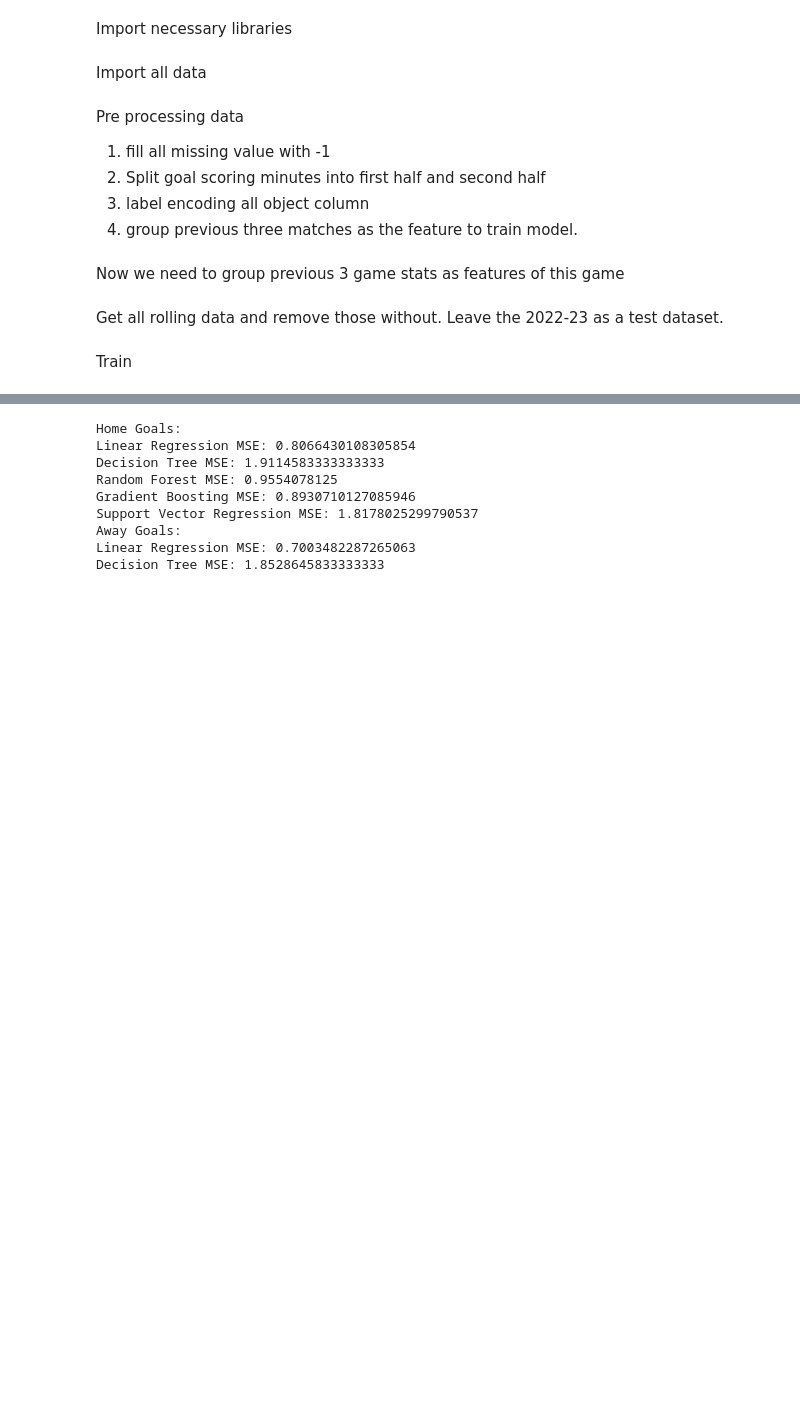
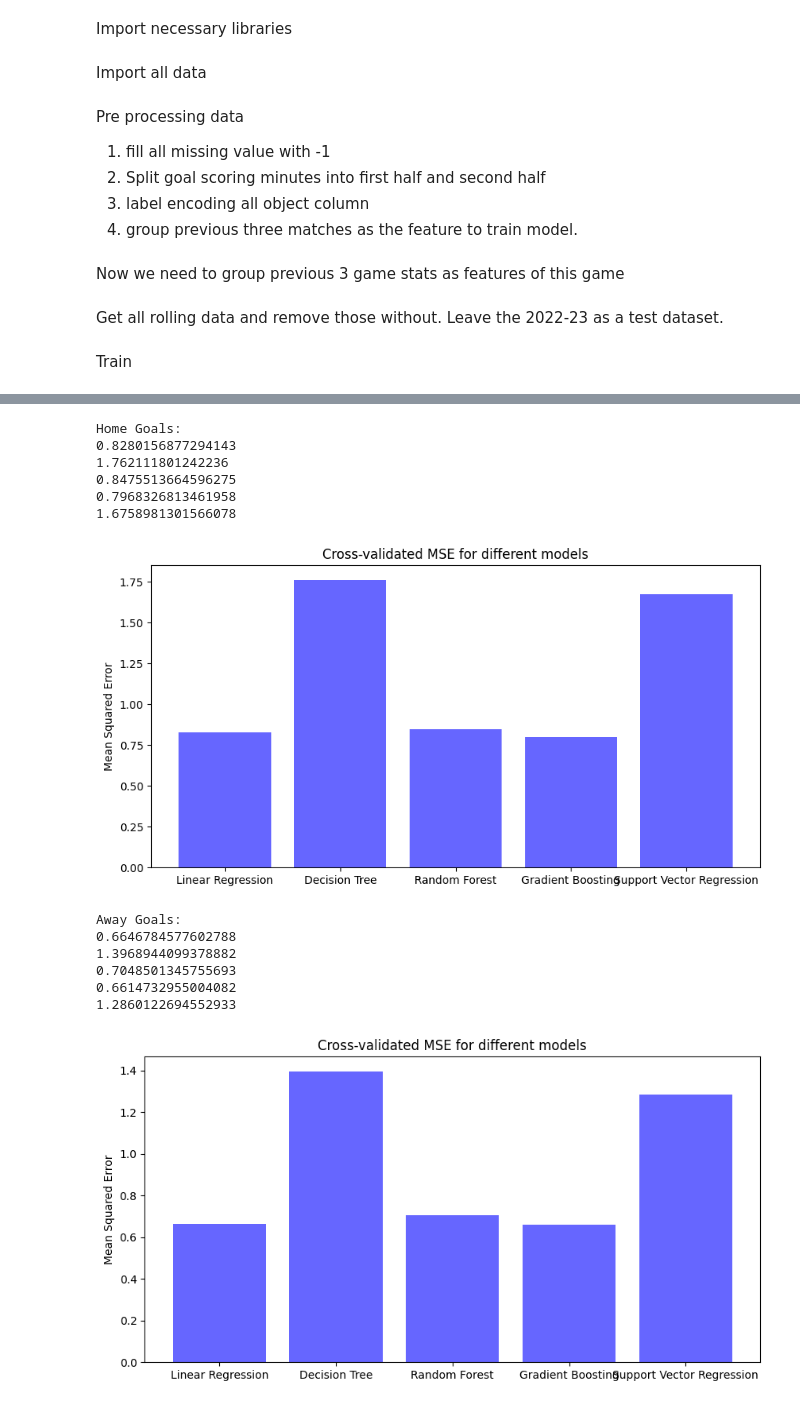
Before and after one commit to AugustRushG/Football_Prediction, a Jupyter notebook: models/august_model.ipynb, the cells around one changed output, grey strips where cells are left out. Drawn from its saved outputs; the diff is of its cells as text; code cells hidden in the pictures; blank space fills up the shorter version.

Commit message:
Initial training

```diff
--- a/models/august_model.ipynb
+++ b/models/august_model.ipynb
@@ -134,21 +143,21 @@ all_seasons_home_stats = {}
 all_seasons_away_stats = {}
 
 # Get a list of all season keys, sorted in ascending order
-seasons = sorted(premier_match_data.keys())
+seasons = sorted(all_match_data.keys())
 
 # Use all seasons except the last one
 for season in seasons[:-1]:
     # Apply the calculate_rolling_stats function to the home and away data for this season
-    all_seasons_home_stats[season] = premier_match_data[season].groupby('home_team_name').apply(calculate_rolling_stats)
-    all_seasons_away_stats[season] = premier_match_data[season].groupby('away_team_name').apply(calculate_rolling_stats)
+    all_seasons_home_stats[season] = all_match_data[season].groupby('home_team_name').apply(calculate_rolling_stats)
+    all_seasons_away_stats[season] = all_match_data[season].groupby('away_team_name').apply(calculate_rolling_stats)
 
 # Convert the dictionaries to dataframes
 all_seasons_home_stats_df = pd.concat(all_seasons_home_stats, keys=all_seasons_home_stats.keys())
 all_seasons_away_stats_df = pd.concat(all_seasons_away_stats, keys=all_seasons_away_stats.keys())
 
 # Now, the last season's data can be accessed separately like this
-last_season_home_stats = premier_match_data[seasons[-1]].groupby('home_team_name').apply(calculate_rolling_stats)
-last_season_away_stats = premier_match_data[seasons[-1]].groupby('away_team_name').apply(calculate_rolling_stats)
+last_season_home_stats = all_match_data[seasons[-1]].groupby('home_team_name').apply(calculate_rolling_stats)
+last_season_away_stats = all_match_data[seasons[-1]].groupby('away_team_name').apply(calculate_rolling_stats)
 # %%
 all_seasons_home_stats_df.to_csv("2022-23.csv", index=False)
 # %% [markdown]
@@ -170,9 +179,7 @@ columns_to_drop_away = ['away_team_goal_count','total_goal_count','total_goals_a
                    'status','attendance']
 
 # Drop these columns from the predictor variables DataFrame
+y_home = all_seasons_home_stats_df['home_team_goal_count']
+y_away = all_seasons_away_stats_df['away_team_goal_count']
 X_home = all_seasons_home_stats_df.drop(columns_to_drop_home, axis=1)
 X_away = all_seasons_away_stats_df.drop(columns_to_drop_away, axis=1)
-
-# Use train_test_split to split the data
-X_train_home, X_test_home, y_home_train, y_home_test = train_test_split(X_home, home_goals, test_size=0.2, random_state=42)
-X_train_away, X_test_away, y_away_train, y_away_test = train_test_split(X_away, away_goals, test_size=0.2, random_state=42)
@@ -201,26 +191,39 @@ models = {
     "Gradient Boosting": GradientBoostingRegressor(),
     "Support Vector Regression": SVR()
 }
-# %%
-def fit_and_compute_mse(models, X_train, X_test, y_train, y_test):
-    for name, model in models.items():
-        model.fit(X_train, y_train)
-        predictions = model.predict(X_test)
-        mse = mean_squared_error(y_test, predictions)
-        print(f"{name} MSE: {mse}")
+# %%
+
+def fit_and_compute_mse(models, X, y, k=10):
+    mse_scores = {}
+    for name, model in models.items():
+        scores = cross_val_score(model, X, y, cv=k, scoring='neg_mean_squared_error')
+        # Take the negative of the scores to get the MSE
+        mse_scores[name] = -scores.mean()
+        print(-scores.mean())
+    # Plot
+    plt.figure(figsize=(10, 5))
+    plt.bar(mse_scores.keys(), mse_scores.values(), color='blue', alpha=0.6)
+    plt.ylabel('Mean Squared Error')
+    plt.title('Cross-validated MSE for different models')
+    plt.show()
 # %%
 print("Home Goals:")
-fit_and_compute_mse(models, X_train_home, X_test_home, y_home_train, y_home_test)
+fit_and_compute_mse(models,X_home,y_home)
 
 print("Away Goals:")
-fit_and_compute_mse(models, X_train_away, X_test_away, y_away_train, y_away_test)
+fit_and_compute_mse(models, X_away,y_away)
 # %% [output]
 Home Goals:
-Linear Regression MSE: 0.8066430108305854
-Decision Tree MSE: 1.9114583333333333
-Random Forest MSE: 0.9554078125
-Gradient Boosting MSE: 0.8930710127085946
-Support Vector Regression MSE: 1.8178025299790537
-Away Goals:
-Linear Regression MSE: 0.7003482287265063
-Decision Tree MSE: 1.8528645833333333
+0.8280156877294143
+1.762111801242236
+0.8475513664596275
+0.7968326813461958
+1.6758981301566078
+[figure, added]
+Away Goals:
+0.6646784577602788
+1.3968944099378882
+0.7048501345755693
+0.6614732955004082
+1.2860122694552933
+[figure, added]
```
Also changed, not shown: parts of 5 cells of this notebook, 14 other files.
